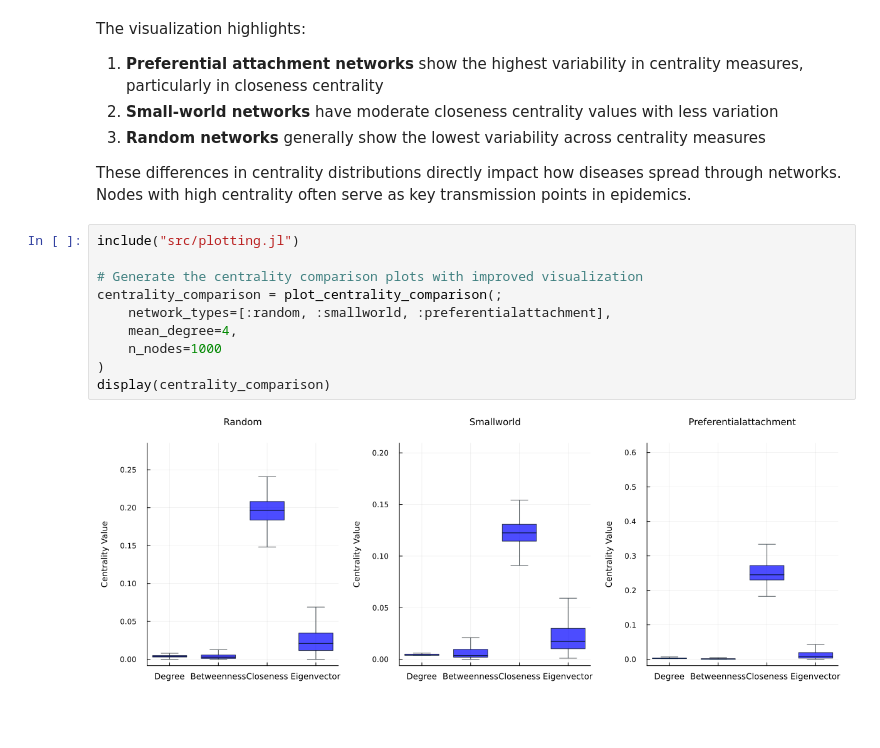
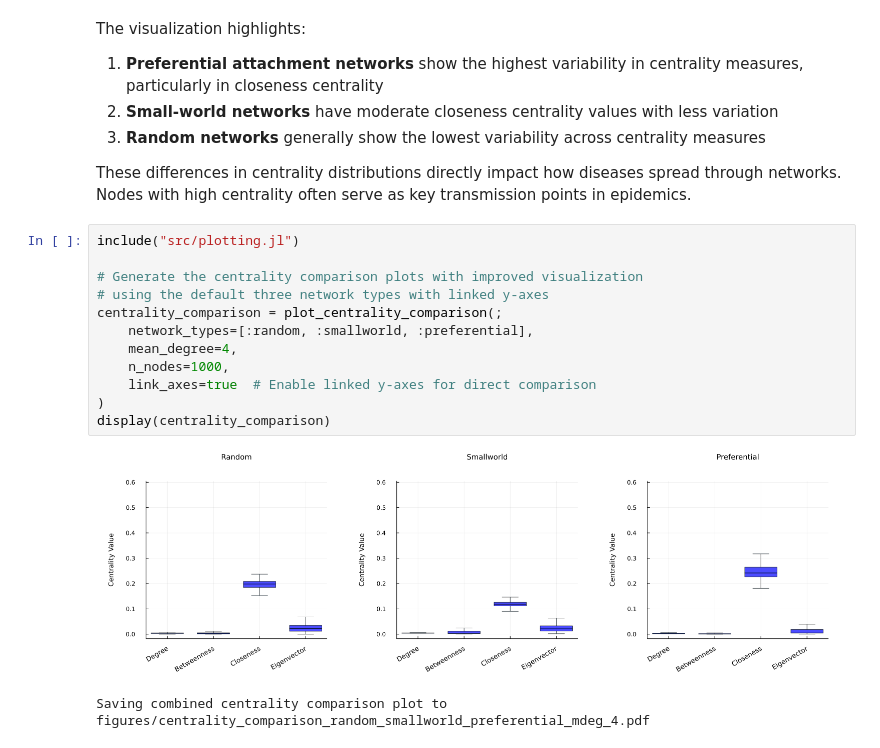
Before and after one commit to lstell21/espidam-tutorial-2025, a Jupyter notebook: Part1.ipynb, the cells around one changed output. Cells and saved outputs as stored; diff of their text form.

```diff
--- a/Part1.ipynb
+++ b/Part1.ipynb
@@ -436,12 +456,15 @@ These differences in centrality distributions directly impact how diseases sprea
 # %%
 include("src/plotting.jl")
 
 # Generate the centrality comparison plots with improved visualization
+# using the default three network types with linked y-axes
 centrality_comparison = plot_centrality_comparison(;
-    network_types=[:random, :smallworld, :preferentialattachment],
+    network_types=[:random, :smallworld, :preferential],
     mean_degree=4,
-    n_nodes=1000
+    n_nodes=1000,
+    link_axes=true  # Enable linked y-axes for direct comparison
 )
 display(centrality_comparison)
 # %% [output]
-[figure, old version]
+[figure, new version]
+Saving combined centrality comparison plot to figures/centrality_comparison_random_smallworld_preferential_mdeg_4.pdf
```
Also changed, not shown: parts of 11 cells of this notebook, 1 other file.
